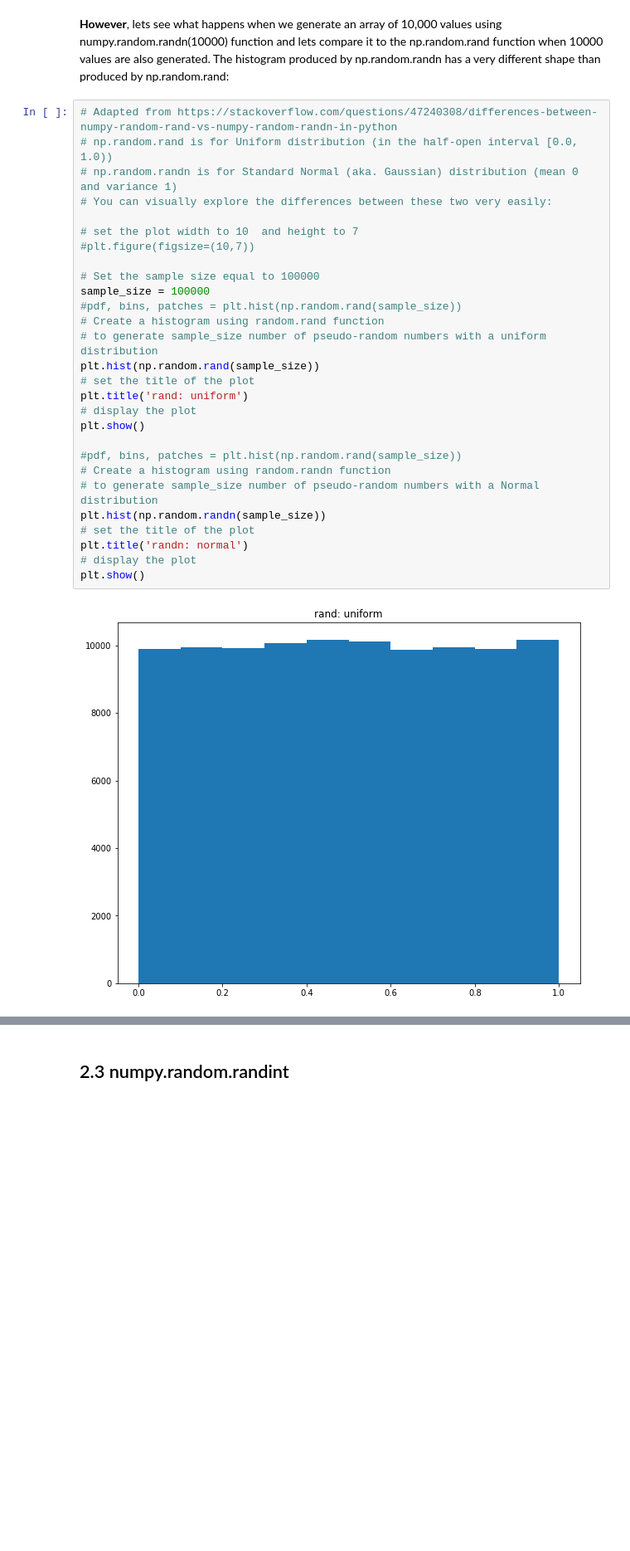
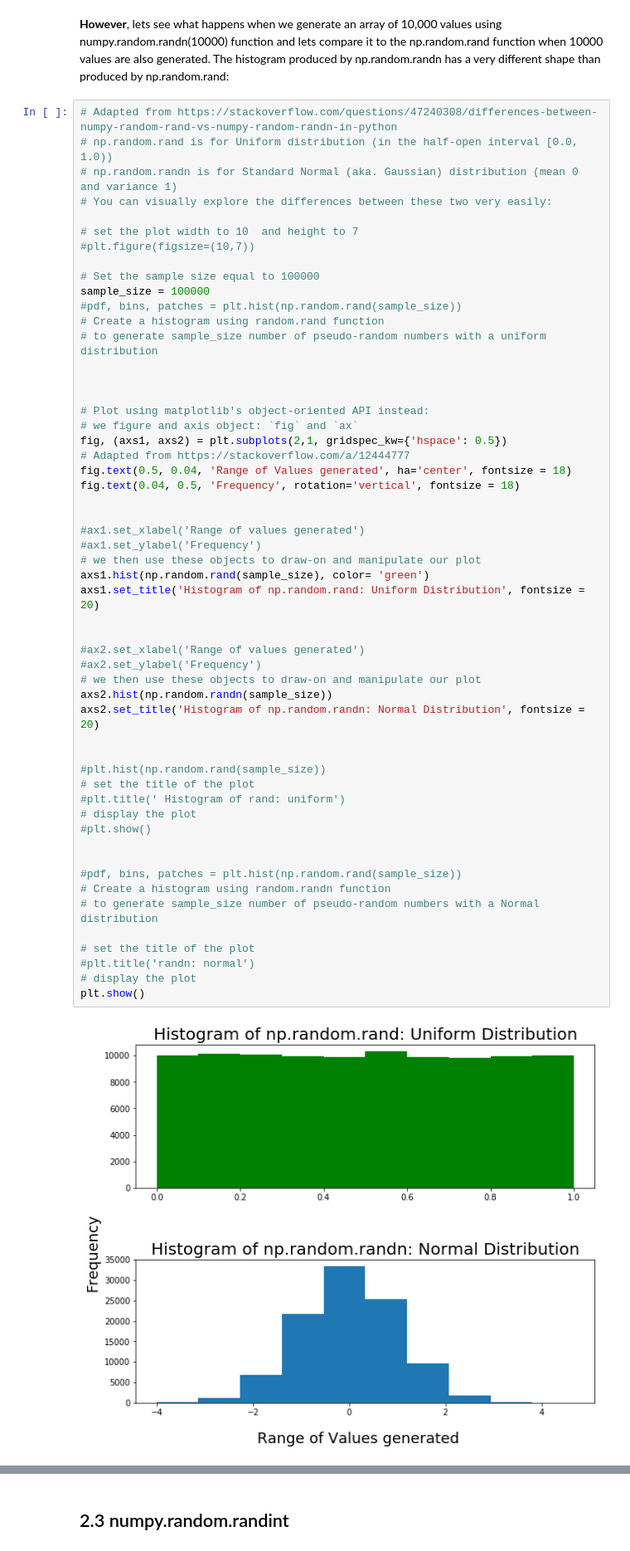
Before and after one commit to fionaoriordan/52465_19_np, a Jupyter notebook: numpy_random.ipynb, the cells around one changed output, grey strips where cells are left out. Shown at 83% size. Cells and saved outputs as stored; diff of their text form; blank space fills up the shorter version.

Commit message:
Updated code comments, used fig instead of plt in some cases, updated some reference & descriptions throughtout

```diff
--- a/numpy_random.ipynb
+++ b/numpy_random.ipynb
@@ -180,30 +196,56 @@ np.random.randn()
 # %%
 # Adapted from https://stackoverflow.com/questions/47240308/differences-between-numpy-random-rand-vs-numpy-random-randn-in-python
 # np.random.rand is for Uniform distribution (in the half-open interval [0.0, 1.0))
 # np.random.randn is for Standard Normal (aka. Gaussian) distribution (mean 0 and variance 1)
 # You can visually explore the differences between these two very easily:
 
 # set the plot width to 10  and height to 7
 #plt.figure(figsize=(10,7))
 
 # Set the sample size equal to 100000
 sample_size = 100000
 #pdf, bins, patches = plt.hist(np.random.rand(sample_size))
 # Create a histogram using random.rand function
 # to generate sample_size number of pseudo-random numbers with a uniform distribution
-plt.hist(np.random.rand(sample_size))
+
+
+
+# Plot using matplotlib's object-oriented API instead:
+# we figure and axis object: `fig` and `ax`
+fig, (axs1, axs2) = plt.subplots(2,1, gridspec_kw={'hspace': 0.5})
+# Adapted from https://stackoverflow.com/a/12444777
+fig.text(0.5, 0.04, 'Range of Values generated', ha='center', fontsize = 18)
+fig.text(0.04, 0.5, 'Frequency', rotation='vertical', fontsize = 18)
+
+
+#ax1.set_xlabel('Range of values generated')
+#ax1.set_ylabel('Frequency')
+# we then use these objects to draw-on and manipulate our plot
+axs1.hist(np.random.rand(sample_size), color= 'green')
+axs1.set_title('Histogram of np.random.rand: Uniform Distribution', fontsize = 20)
+
+
+#ax2.set_xlabel('Range of values generated')
+#ax2.set_ylabel('Frequency')
+# we then use these objects to draw-on and manipulate our plot
+axs2.hist(np.random.randn(sample_size))
+axs2.set_title('Histogram of np.random.randn: Normal Distribution', fontsize = 20)
+
+
+#plt.hist(np.random.rand(sample_size))
 # set the title of the plot
-plt.title('rand: uniform')
+#plt.title(' Histogram of rand: uniform')
 # display the plot
-plt.show()
+#plt.show()
+
 
 #pdf, bins, patches = plt.hist(np.random.rand(sample_size))
 # Create a histogram using random.randn function
 # to generate sample_size number of pseudo-random numbers with a Normal distribution
-plt.hist(np.random.randn(sample_size))
+
 # set the title of the plot
-plt.title('randn: normal')
+#plt.title('randn: normal')
 # display the plot
 plt.show()
 # %% [output]
-[figure, old version]
+[figure, new version]
```
Also changed, not shown: parts of 54 cells of this notebook.
